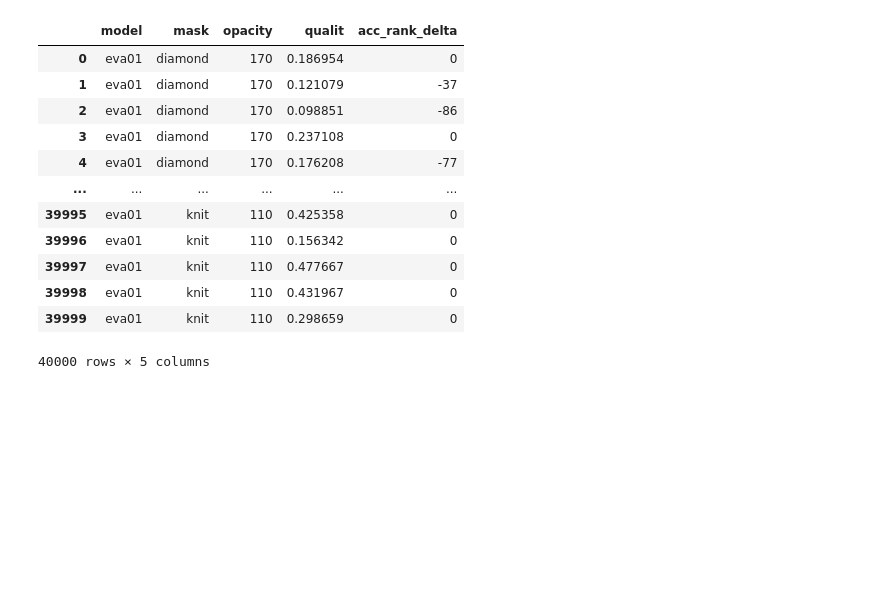
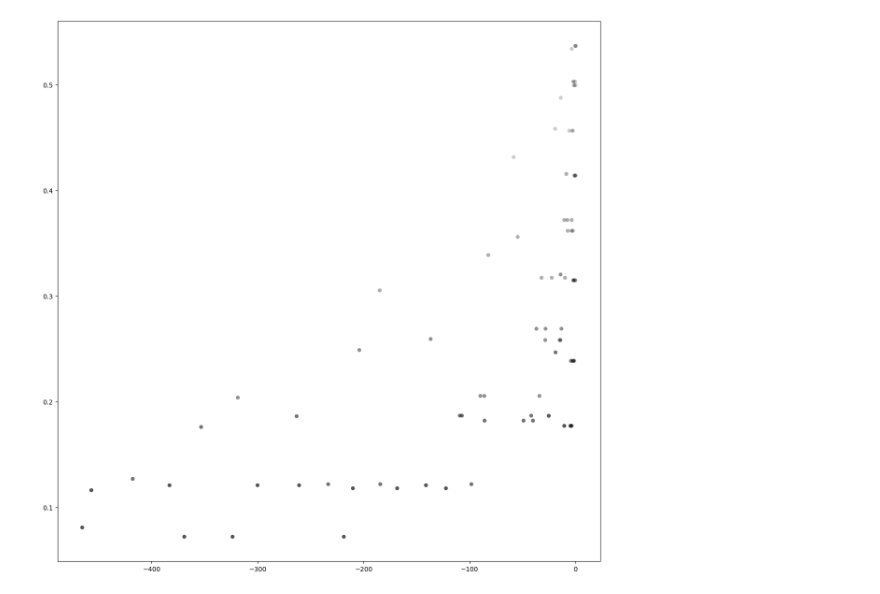
Before and after one commit to ETH-DISCO/advx-bench, a Jupyter notebook: analysis/3-eval_cls_generalizability.ipynb, the cells around one changed output. Cells and saved outputs as stored; diff of their text form; code cells hidden in the pictures; blank space fills up the shorter version.

```diff
--- a/analysis/3-eval_cls_generalizability.ipynb
+++ b/analysis/3-eval_cls_generalizability.ipynb
@@ -22,6 +22,10 @@ from matplotlib.ticker import AutoMinorLocator
 datapath = Path.cwd().parent / "data" / "eval" / "eval_cls_generalizability.csv"
 data = pd.read_csv(datapath)
 
+
+"""
+preprocessing
+"""
 
 def get_quality(cs, psnr, ssim, lpips):
     # weighted average metric:
@@ -49,58 +53,37 @@ def get_quality(cs, psnr, ssim, lpips):
     return wam
 
 
-data["qualit"] = get_quality(data["cosine_sim"], data["psnr"], data["ssim"], data["lpips"])
 data["acc_rank_delta"] = data["acc_rank"] - data["adv_acc_rank"] # before - after (lower is better)
+data["quality"] = get_quality(data["cosine_sim"], data["psnr"], data["ssim"], data["lpips"])
 
-# drop columns
 data = data.drop(columns=["density", "img_id", "acc_rank", "adv_acc_rank", "cosine_sim", "psnr", "ssim", "lpips"])
 
-data
+data = data.groupby(['model', 'mask', 'opacity']).agg({
+    'acc_rank_delta': 'mean',
+    'quality': 'mean',
+}).reset_index()
 
 
-# """
-# preprocessing
-# """
+"""
+plot
+"""
 
-# data = data.replace([np.inf, -np.inf], np.nan).dropna()
-# keys = ['opacity', 'density', 'perturb', 'epsilon', 'img_id']
-# data = data.drop_duplicates(subset=keys)
+plt.figure(figsize=(15, 15))
 
-#
-# data['adv_acc'] = ((data['advx_acc1'] + data['advx_acc5']) / 2) - ((data['x_acc1'] + data['x_acc5']) / 2) + 1
-# perceptual quality, approximates human perception (higher is better)
-# data['quality'] = (data['cosine_sim'] + data['psnr'] / 100 + data['ssim']) / 3
-# # final score, higher is better
-# data['final_score'] = -data['adv_acc'] + data['quality']
+adv_acc = data['acc_rank_delta'] # x-axis
+quality = data['quality'] # y-axis
 
-# # group - get mean of just the 2 inferred metrics
-# data = data.groupby(['opacity', 'density', 'perturb', 'epsilon']).agg({
-#     'adv_acc': 'mean',
-#     'quality': 'mean',
-# }).reset_index()
+model = data['model'] # "model": ["vit", "eva02", "eva01", "convnext", "resnet"],
+mask = data['mask'] # "mask": ["circle", "square", "diamond", "knit"],
+opacity = data['opacity'] # "opacity": [50, 80, 110, 140, 170],
 
-# data = data.replace([np.inf, -np.inf], np.nan).dropna()
-# if np.isinf(data['adv_acc']).any() or np.isinf(data['quality']).any():
-#     print("\nwarning: Infinity values still present in the data")
+scatter = plt.scatter(adv_acc, quality,
+                        marker='o',
+                        cmap='hot',
+                        c='black',
+                        alpha=data['opacity']/255,
+                        edgecolors='none')
 
-# """
-# plot
-# """
-
-# plt.figure(figsize=(15, 15))
-
-# adv_acc = data['adv_acc'] # x-axis
-# quality = data['quality'] # y-axis
-
-# opacity = data['opacity'] # "opacity": [50, 70, 90, 110, 130, 150, 170, 190, 210]
-# density = data['density'] # "density": [50, 60, 70, 80, 90, 100]
-# epsilon = data['epsilon'] # "epsilon": [0.01, 0.05, 0.1, 0.2, 0.4, 0.8] (meaningless if perturb is False)
-# perturb = data['perturb'] # "perturb": [True, False]
-
-# perturb_true = data[data['perturb'] == True]
-# print(f"\ncount perturb=True: {len(perturb_true)}")
-# perturb_false = data[data['perturb'] == False]
-# print(f"count perturb=False: {len(perturb_false)}")
 
 # scatter_false = plt.scatter(perturb_false['adv_acc'], perturb_false['quality'],
 #                             label='perturb = False',
@@ -184,43 +167,31 @@ data
 
 # plt.plot(x_smooth, y_smooth, color='gray')
 
 # """
 # legend
 # """
 
 # # legend for markers
 # legend_elements = [
 #     plt.Line2D([0], [0], marker='o', color='w', label='perturb = True', markerfacecolor='gray', markersize=10),
 #     plt.Line2D([0], [0], marker='s', color='w', label='perturb = False', markerfacecolor='gray', markersize=10),
 #     plt.Line2D([0], [0], marker='None', color='w', label=''),
 #     plt.Line2D([0], [0], marker='o', color='w', label='Low Density', markerfacecolor='gray', markersize=5),
 #     plt.Line2D([0], [0], marker='o', color='w', label='High Density', markerfacecolor='gray', markersize=10),
 #     plt.Line2D([0], [0], marker='None', color='w', label=''),
 #     plt.Line2D([0], [0], marker='o', color='w', label='Low Opacity', markerfacecolor='gray', markersize=10, alpha=0.3),
 #     plt.Line2D([0], [0], marker='o', color='w', label='High Opacity', markerfacecolor='gray', markersize=10, alpha=1),
 #     plt.Line2D([0], [0], marker='None', color='w', label=''),
 #     plt.Line2D([0], [0], color='gray', linestyle='--', label=f'Max quality per accuracy'),
 #     plt.Line2D([0], [0], color='red', linestyle='--', label=f'Poly Regression for max quality (degree={maxy_degree})'),
 #     plt.Line2D([0], [0], color='gray', label=f'Poly Regression for full dataset (degree={total_degree})'),
 # ]
 
 # plt.legend(handles=legend_elements, title='Legend', loc='upper left')
 
 # plt.xlabel('Adversarial Accuracy (lower is better)')
 # plt.ylabel('Perceptual Quality (higher is better)')
 # plt.title('Trade-off between Adversarial Accuracy and Perceptual Quality')
 # plt.show()
 # %% [output]
-|  | model | mask | opacity | qualit | acc_rank_delta |
-| 0 | eva01 | diamond | 170 | 0.186954 | 0 |
-| 1 | eva01 | diamond | 170 | 0.121079 | -37 |
-| 2 | eva01 | diamond | 170 | 0.098851 | -86 |
-| 3 | eva01 | diamond | 170 | 0.237108 | 0 |
-| 4 | eva01 | diamond | 170 | 0.176208 | -77 |
-| ... | ... | ... | ... | ... | ... |
-| 39995 | eva01 | knit | 110 | 0.425358 | 0 |
-| 39996 | eva01 | knit | 110 | 0.156342 | 0 |
-| 39997 | eva01 | knit | 110 | 0.477667 | 0 |
-| 39998 | eva01 | knit | 110 | 0.431967 | 0 |
-| 39999 | eva01 | knit | 110 | 0.298659 | 0 |
-40000 rows × 5 columns
+[figure, added]
```
